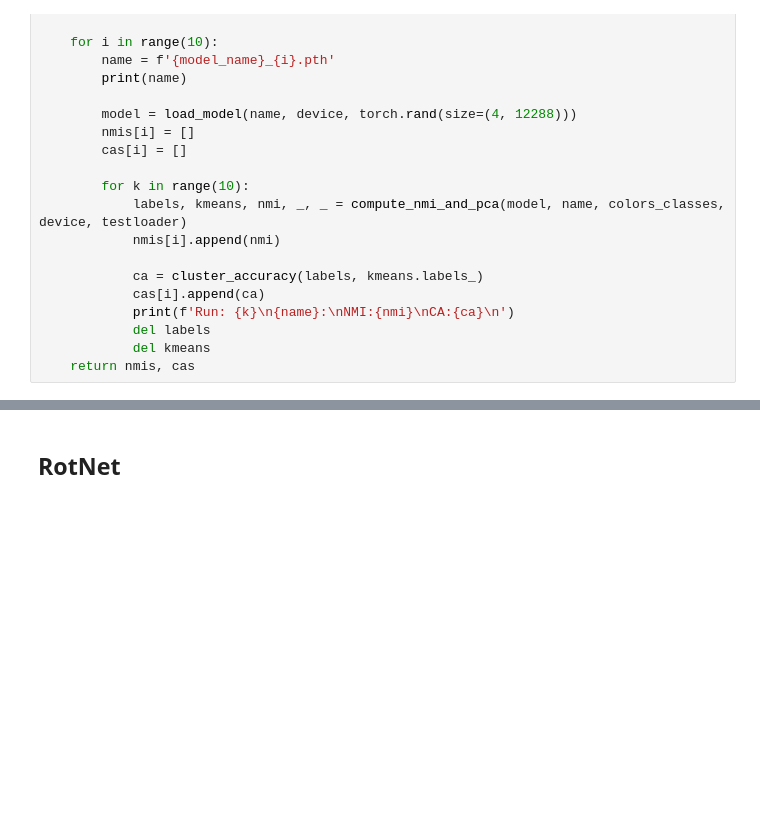
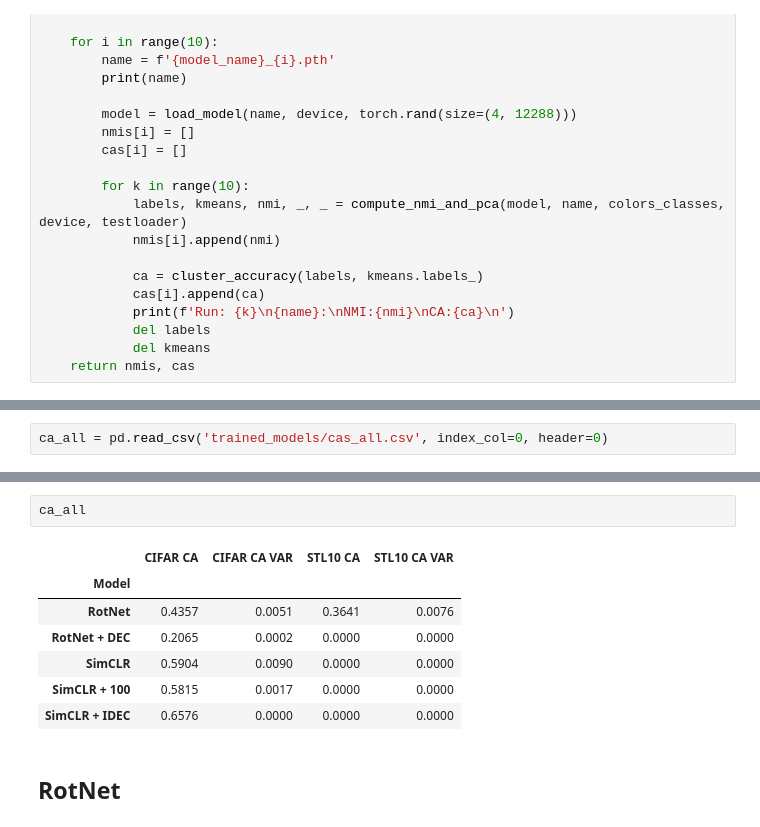
Before and after one commit to AlinaGodun/dcl_b, a Jupyter notebook: Final.ipynb, the cells around one changed output, grey strips where cells are left out. Cells and saved outputs as stored; diff of their text form; blank space fills up the shorter version.

```diff
--- a/Final.ipynb
+++ b/Final.ipynb
@@ -114,0 +136,2 @@ def print_total_mean_and_var(metrics_name, df):
+# %%
+ca_all = pd.read_csv('trained_models/cas_all.csv', index_col=0, header=0)
@@ -115,3 +148,13 @@ def print_total_mean_and_var(metrics_name, df):
+# %%
+ca_all
+# %% [output]
+|  | CIFAR CA | CIFAR CA VAR | STL10 CA | STL10 CA VAR |
+| Model |  |  |  |  |
+| RotNet | 0.4357 | 0.0051 | 0.3641 | 0.0076 |
+| RotNet + DEC | 0.2065 | 0.0002 | 0.0000 | 0.0000 |
+| SimCLR | 0.5904 | 0.0090 | 0.0000 | 0.0000 |
+| SimCLR + 100 | 0.5815 | 0.0017 | 0.0000 | 0.0000 |
+| SimCLR + IDEC | 0.6576 | 0.0000 | 0.0000 | 0.0000 |
 # %% [markdown]
 ## RotNet
 # %% [markdown]
```
Also changed, not shown: parts of 8 cells of this notebook, 6 other files.
